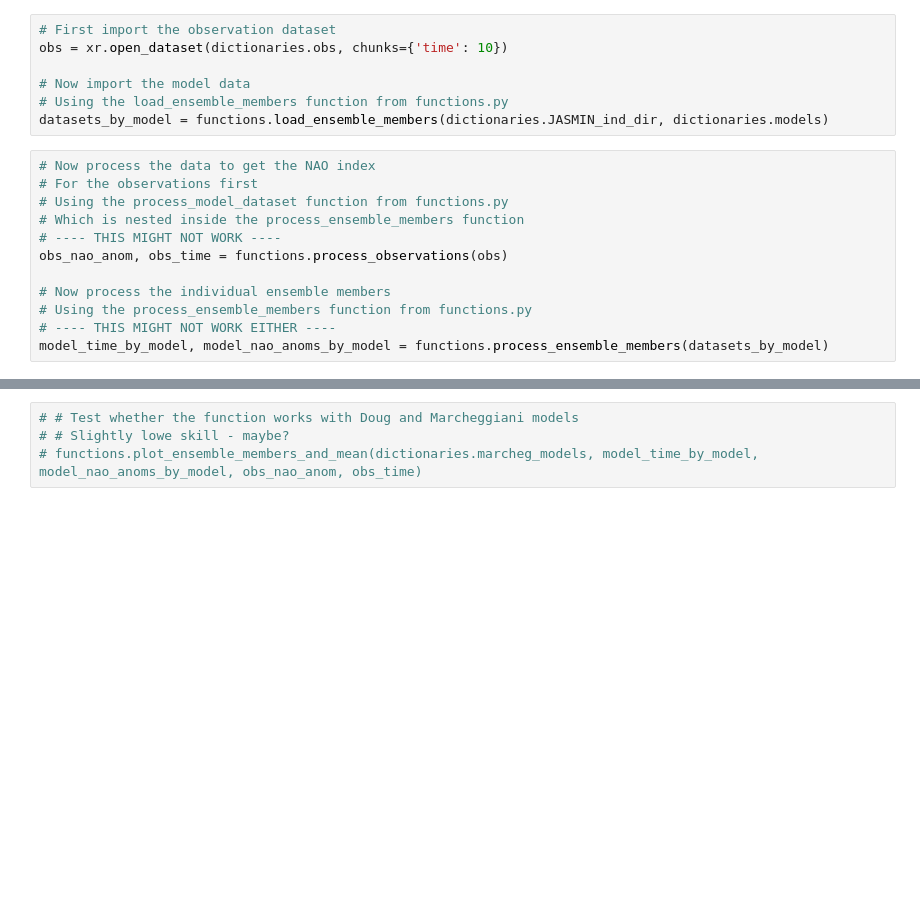
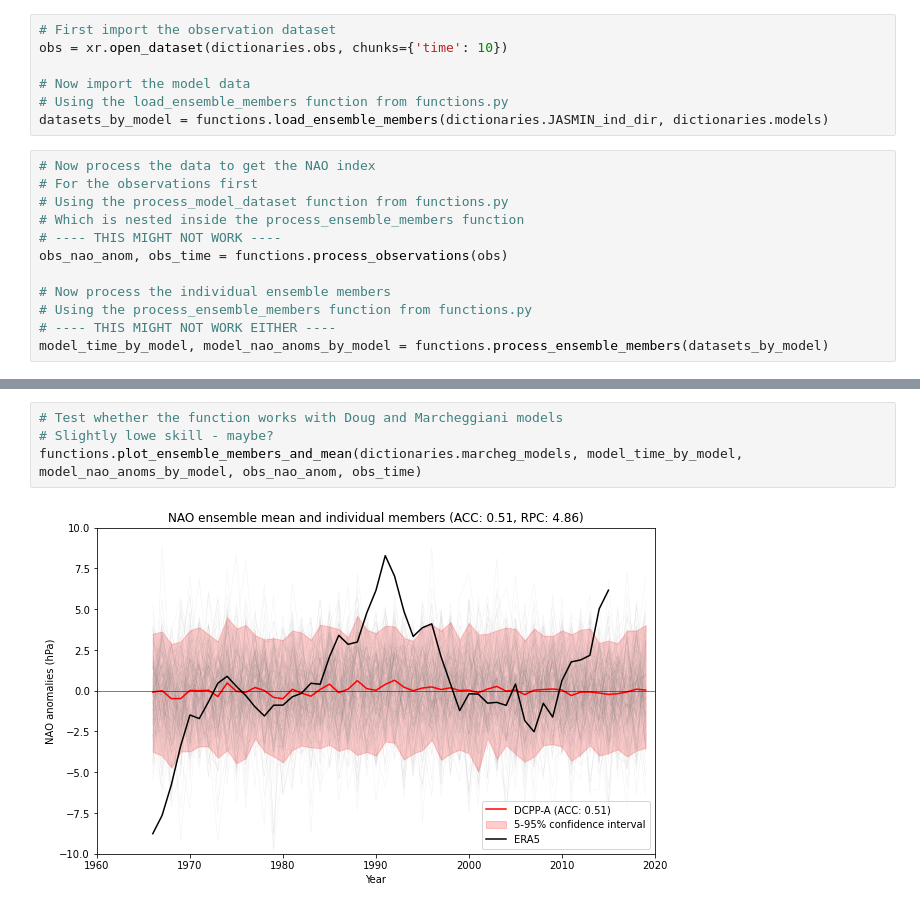
Before and after one commit to benhutchmet/multi-model-jasmin, a Jupyter notebook: plotting.ipynb, the cells around one changed output, grey strips where cells are left out. Saved outputs shown, nothing was run; the diff lists cells and outputs as text; blank space fills up the shorter version.

```diff
--- a/plotting.ipynb
+++ b/plotting.ipynb
@@ -37,5 +39,7 @@ model_time_by_model, model_nao_anoms_by_model = functions.process_ensemble_membe
 # %%
-# # Test whether the function works with Doug and Marcheggiani models
-# # Slightly lowe skill - maybe?
-# functions.plot_ensemble_members_and_mean(dictionaries.marcheg_models, model_time_by_model, model_nao_anoms_by_model, obs_nao_anom, obs_time)
+# Test whether the function works with Doug and Marcheggiani models
+# Slightly lowe skill - maybe?
+functions.plot_ensemble_members_and_mean(dictionaries.marcheg_models, model_time_by_model, model_nao_anoms_by_model, obs_nao_anom, obs_time)
+# %% [output]
+[figure, added]
 # %%
```
Also changed, not shown: parts of 3 cells of this notebook.
